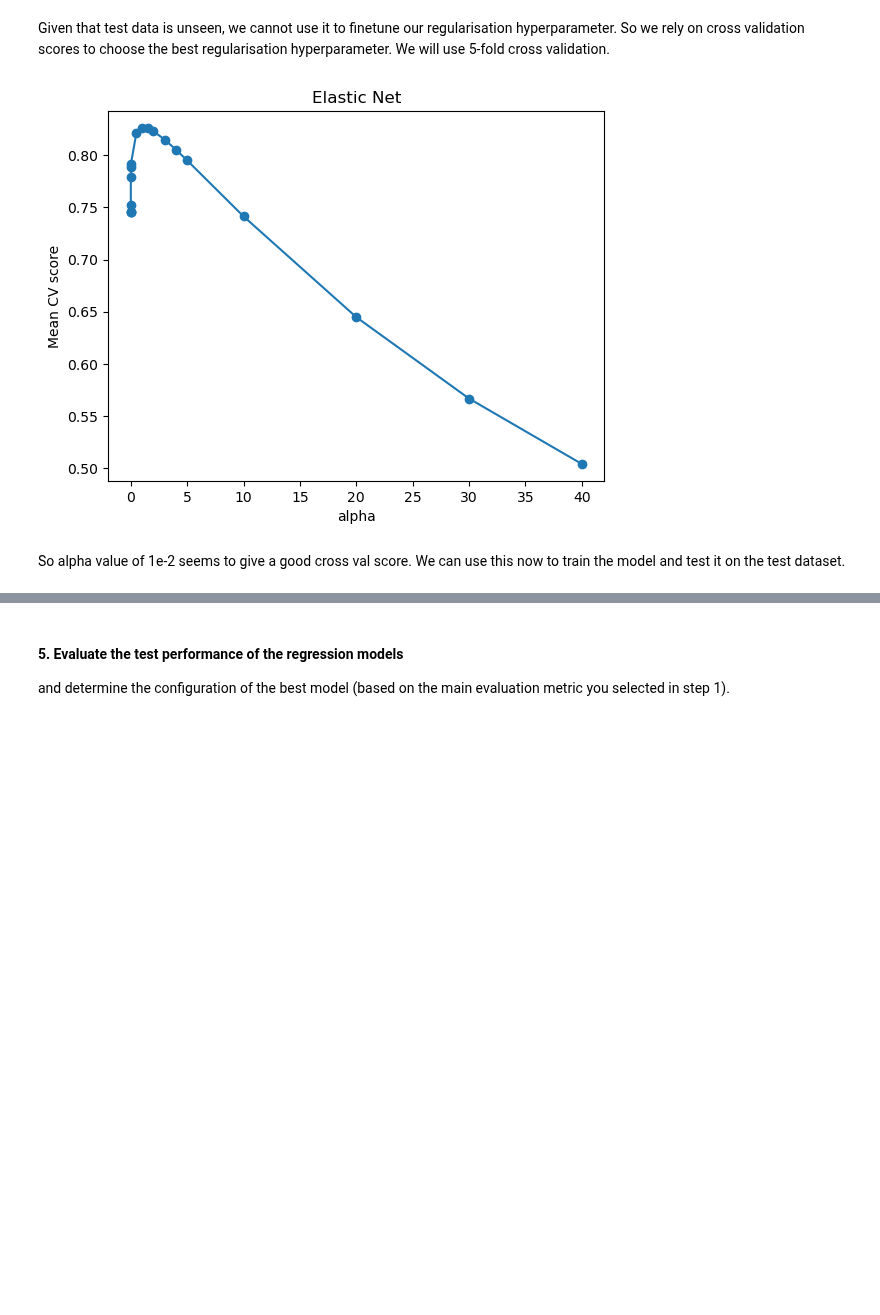
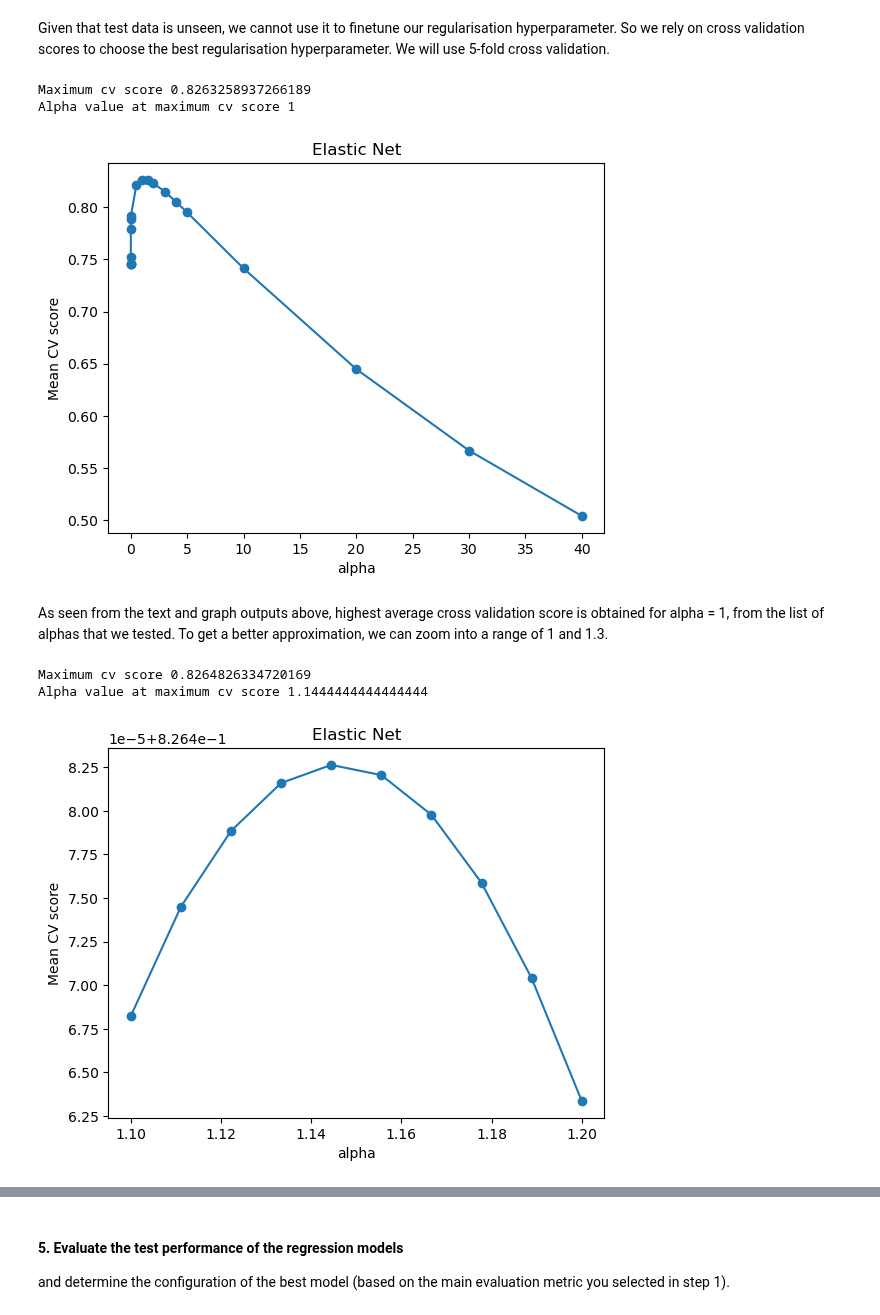
Before and after one commit to rajesvariparasa/ml-processing-pipeline-for-predicting-houseprices, a Jupyter notebook: Milestone-2-Regression.ipynb, the cells around one changed output, grey strips where cells are left out. Saved outputs shown, nothing was run; the diff lists cells and outputs as text; code cells hidden in the pictures; blank space fills up the shorter version.

```diff
--- a/Milestone-2-Regression.ipynb
+++ b/Milestone-2-Regression.ipynb
@@ -790,26 +745,24 @@ With the inclusion of an Elasticnet regression, we can address both issues at th
 # %% [markdown]
 Given that test data is unseen, we cannot use it to finetune our regularisation hyperparameter. So we rely on cross validation scores to choose the best regularisation hyperparameter. We will use 5-fold cross validation.
 # %%
-from sklearn.linear_model import ElasticNet
+# Since alpha is a positive value, we need to test a range of positive values to find the optimal one
 
 alpha_elast = [1e-15, 1e-10, 1e-8,1e-5,1e-4, 1e-3,1e-2,0.5,1,1.5, 2,3,4, 5, 10, 20, 30, 40]
 mean_cv = []
-
-# to fix the splits for cross validation
-kf = KFold(n_splits=5, random_state=33, shuffle=True)
+# kfolds: remember that the variable 'kf' is already defined above
 
 for i in alpha_elast:
     # Set up each model.
 
     warnings.filterwarnings('ignore') #ignore warnings
-    lasso_reg = ElasticNet(alpha= i, random_state=33)
-    # fit the model.
-    lasso_reg.fit(X_train, Y_train)
+    elasticnet_mlr = ElasticNet(alpha= i, random_state=33).fit(X_train, Y_train)
 
     # Perform cross validation on the same splits each time
-    cv_scores = cross_val_score(lasso_reg, X_train, Y_train, cv=kf)
+    cv_scores = cross_val_score(elasticnet_mlr, X_train, Y_train, cv=kf)
     mean_cv.append(np.mean(cv_scores))
 
+print('Maximum cv score', max(mean_cv), '\n'
+      'Alpha value at maximum cv score', alpha_elast[mean_cv.index(max(mean_cv))])
 plt.plot(alpha_elast, mean_cv)
 plt.scatter(alpha_elast, mean_cv)
 plt.xlabel('alpha')
@@ -817,6 +770,34 @@ plt.ylabel('Mean CV score')
 plt.title('Elastic Net')
 plt.show()
 # %% [output]
+Maximum cv score 0.8263258937266189
+Alpha value at maximum cv score 1
 [figure]
-# %% [markdown]
-So alpha value of 1e-2 seems to give a good cross val score. We can use this now to train the model and test it on the test dataset.
+# %% [markdown]
+As seen from the text and graph outputs above, highest average cross validation score is obtained for alpha = 1, from the list of alphas that we tested. To get a better approximation, we can zoom into a range of 1 and 1.3.
+# %%
+alpha_elast = np.linspace(1.1, 1.2, 10, endpoint=True)
+mean_cv = []
+
+for i in alpha_elast:
+    # Set up each model.
+
+    warnings.filterwarnings('ignore') #ignore warnings
+    elasticnet_mlr = ElasticNet(alpha= i, random_state=33).fit(X_train, Y_train)
+
+    # Perform cross validation on the same splits each time
+    cv_scores = cross_val_score(elasticnet_mlr, X_train, Y_train, cv=kf)
+    mean_cv.append(np.mean(cv_scores))
+
+print('Maximum cv score', max(mean_cv), '\n'
+      'Alpha value at maximum cv score', alpha_elast[mean_cv.index(max(mean_cv))])
+plt.plot(alpha_elast, mean_cv)
+plt.scatter(alpha_elast, mean_cv)
+plt.xlabel('alpha')
+plt.ylabel('Mean CV score')
+plt.title('Elastic Net')
+plt.show()
+# %% [output]
+Maximum cv score 0.8264826334720169
+Alpha value at maximum cv score 1.1444444444444444
+[figure, added]
```
Also changed, not shown: parts of 35 cells of this notebook.
